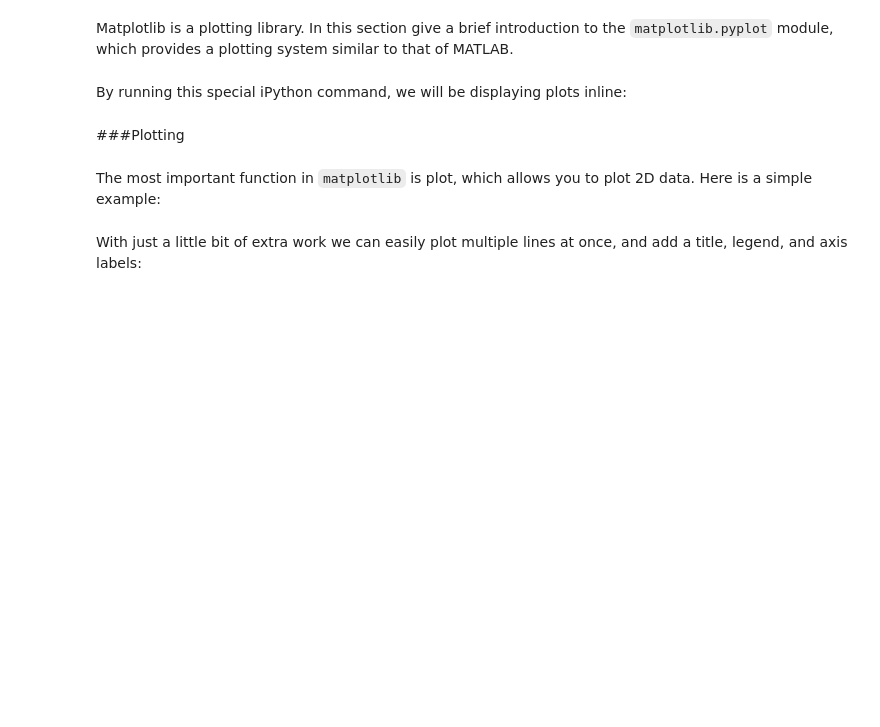
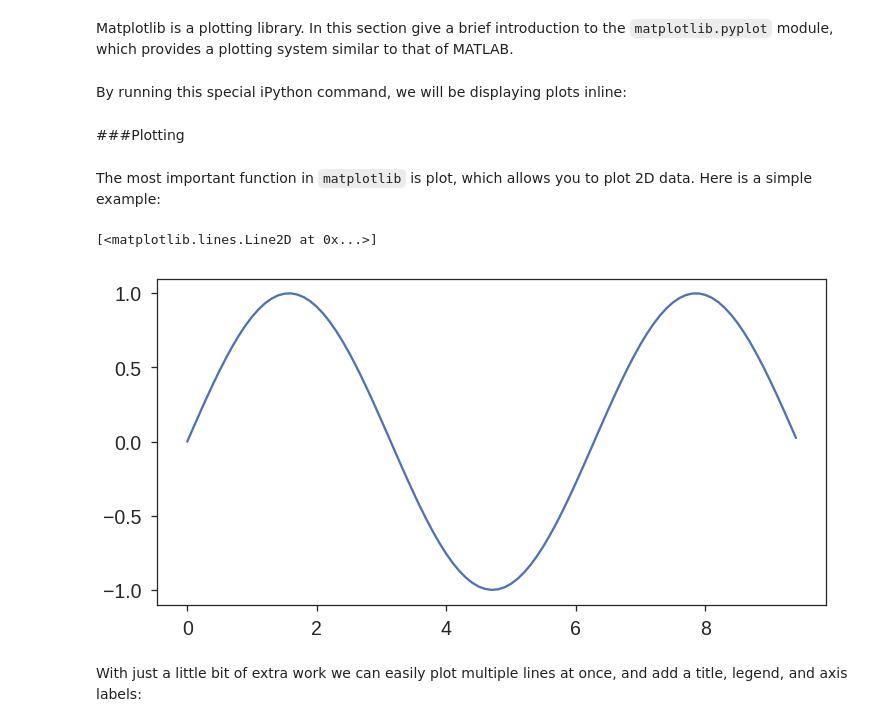
Before and after one commit to pavanGurazada/Exploring-Deep-Learning, a Jupyter notebook: cs228_python_tutorial.ipynb, the cells around one changed output. Cells and saved outputs as stored; diff of their text form; code cells hidden in the pictures; blank space fills up the shorter version.

```diff
--- a/cs228_python_tutorial.ipynb
+++ b/cs228_python_tutorial.ipynb
@@ -929,3 +564,9 @@ import matplotlib.pyplot as plt
+# %%
+import matplotlib.pyplot as plt
+import seaborn as sns
+
+sns.set_style('ticks')
+sns.set_context('talk', font_scale=1.5)
 # %% [markdown]
 By running this special iPython command, we will be displaying plots inline:
 # %%
@@ -937,10 +578,14 @@ The most important function in `matplotlib` is plot, which allows you to plot 2D
 # %%
 # Compute the x and y coordinates for points on a sine curve
 x = np.arange(0, 3 * np.pi, 0.1)
 y = np.sin(x)
 
 # Plot the points using matplotlib
+plt.figure(figsize=(12, 6))
 plt.plot(x, y)
+# %% [output]
+[<matplotlib.lines.Line2D at 0x...>]
+[figure, added]
 # %% [markdown]
 With just a little bit of extra work we can easily plot multiple lines at once, and add a title, legend, and axis labels:
 # %%
```
Also changed, not shown: parts of 122 cells of this notebook.
